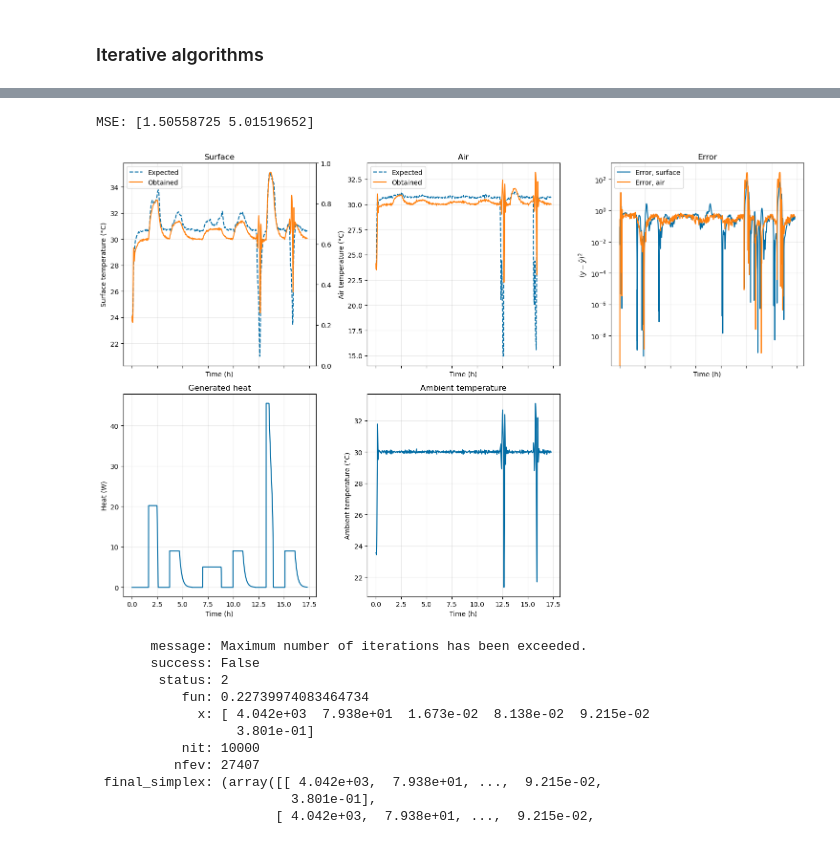
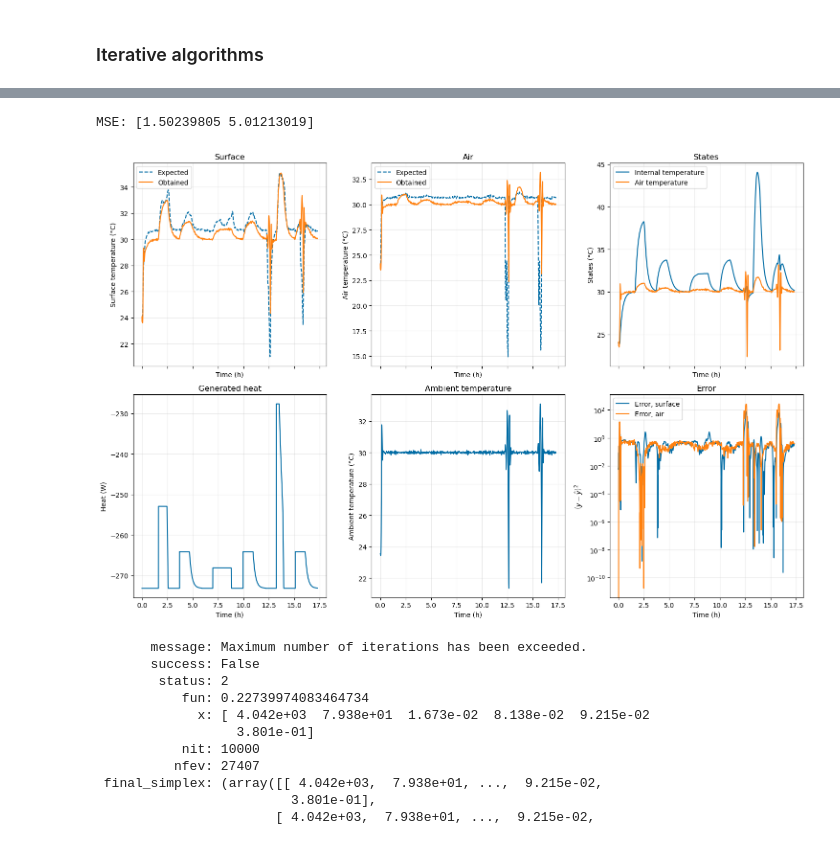
Before and after one commit to prognostics-lab/lion, a Jupyter notebook: data_raw/240209_temptest_C6B2.ipynb, the cells around one changed output, grey strips where cells are left out. Cells and saved outputs as stored; diff of their text form; code cells hidden in the pictures.

Commit message:
Made the model use Kelvin instead of Celsius

```diff
--- a/data_raw/240209_temptest_C6B2.ipynb
+++ b/data_raw/240209_temptest_C6B2.ipynb
@@ -234,8 +241,10 @@ def target_response_noisy(u, t, x0, params: TargetParams):
 
 def target_response(u, t, x0, params: TargetParams):
     sys = target_lti(params)
-    y = sys.output(u, t, x0)[1]
-    return y
+    out = sys.output(u, t, x0)
+    y = out[1]
+    x = out[2]
+    return y, x
 
 
 def target_response_noisy_nl(u, t, x0, params: TargetNLParams):
@@ -248,8 +257,10 @@ def target_response_noisy_nl(u, t, x0, params: TargetNLParams):
 
 def target_response_nl(u, t, x0, params: TargetNLParams):
     sys = target_lti(params)
-    y = sys.output(u, t, x0)[1] + params.k
-    return y
+    out = sys.output(u, t, x0)
+    y = out[1] + params.k
+    x = out[2]
+    return y, x
 
 
 def generate_l1_error(expected, u, t, x0):
@@ -286,17 +297,17 @@ def generate_l2_error_nl(expected, u, t, x0):
 
 def generate_evaluation(expected, u, t, x0):
     def _generate_system(params: TargetParams) -> float:
-        y = target_response(u, t, x0, params)
+        y, x = target_response(u, t, x0, params)
         error = expected - y
-        return expected, y, error
+        return expected, y, error, x
     return _generate_system
 
 
 def generate_evaluation_nl(expected, u, t, x0):
     def _generate_system(params: TargetNLParams) -> float:
-        y = target_response_nl(u, t, x0, params)
+        y, x = target_response_nl(u, t, x0, params)
         error = expected - y
-        return expected, y, error
+        return expected, y, error, x
     return _generate_system
 # %%
 # _INITIAL_GUESS = np.array([100, 100, 1, 1, 1])
@@ -375,58 +386,66 @@ Continous poles: [-0.00105392 -0.55056075]
 # %%
 evaluate = generate_evaluation(y_eval, u_eval, t_eval, x0_eval)
-expected, obtained, error = evaluate(TargetParams(*params.x))
-# expected, obtained, error = evaluate(TargetParams(*BEST_PARAMS))
+expected, obtained, error, x = evaluate(TargetParams(*params.x))
+expected = expected - CELSIUS_TO_KELVIN
+obtained = obtained - CELSIUS_TO_KELVIN
+x = x - CELSIUS_TO_KELVIN
+# expected, obtained, error, x = evaluate(TargetParams(*BEST_PARAMS))
 error_square = error ** 2
 mse = np.diag(error.conjugate().T @ error) / len(error)
 print(f"MSE: {mse}")
 
 fig, ((ax1, ax2, ax3), (ax4, ax5, ax6)) = plt.subplots(2, 3, figsize=(15, 10), sharex=True)
 
-ax1_2 = ax1.twinx()
 ax1.plot(t_eval / 3600, expected[:, 0], label="Expected", linestyle="--")
 ax1.plot(t_eval / 3600, obtained[:, 0], label="Obtained")
 ax2.plot(t_eval / 3600, expected[:, 1], label="Expected", linestyle="--")
 ax2.plot(t_eval / 3600, obtained[:, 1], label="Obtained")
-ax3.plot(t_eval / 3600, error_square[:, 0], label="Error, surface")
-ax3.plot(t_eval / 3600, error_square[:, 1], label="Error, air")
+ax3.plot(t_eval / 3600, x[:, 0], label="Internal temperature")
+ax3.plot(t_eval / 3600, x[:, 1], label="Air temperature")
 
-ax4.plot(t_eval / 3600, u_eval[:, 1], label="Generated heat")
-ax5.plot(t_eval / 3600, u_eval[:, 0], label="Ambient temperature")
-ax6.remove()
+ax4.plot(t_eval / 3600, u_eval[:, 1] - CELSIUS_TO_KELVIN, label="Generated heat")
+ax5.plot(t_eval / 3600, u_eval[:, 0] - CELSIUS_TO_KELVIN, label="Ambient temperature")
+ax6.plot(t_eval / 3600, error_square[:, 0], label="Error, surface")
+ax6.plot(t_eval / 3600, error_square[:, 1], label="Error, air")
 
 ax1.set_xlabel("Time (h)")
 ax1.set_ylabel("Surface temperature (°C)")
 ax2.set_xlabel("Time (h)")
 ax2.set_ylabel("Air temperature (°C)")
 ax3.set_xlabel("Time (h)")
-ax3.set_ylabel("$\\left(y - \\hat y\\right)^2$")
+ax3.set_ylabel("States (°C)")
 ax4.set_xlabel("Time (h)")
 ax4.set_ylabel("Heat (W)")
 ax5.set_xlabel("Time (h)")
 ax5.set_ylabel("Ambient temperature (°C)")
+ax6.set_xlabel("Time (h)")
+ax6.set_ylabel("$\\left(y - \\hat y\\right)^2$")
 
 ax1.set_title("Surface")
 ax2.set_title("Air")
-ax3.set_title("Error")
+ax3.set_title("States")
+ax6.set_title("Error")
 ax4.set_title("Generated heat")
 ax5.set_title("Ambient temperature")
 
 ax1.legend()
 ax2.legend()
 ax3.legend()
+ax6.legend()
 ax1.grid(alpha=0.25)
 ax2.grid(alpha=0.25)
 ax3.grid(alpha=0.25)
 ax4.grid(alpha=0.25)
 ax5.grid(alpha=0.25)
+ax6.grid(alpha=0.25)
 
-ax3.set_yscale("log")
+ax6.set_yscale("log")
 
 fig.tight_layout()
 plt.show()
 # %% [output]
-MSE: [1.50558725 5.01519652]
+MSE: [1.50239805 5.01213019]
-[figure, old version]
+[figure, new version]
 # %%
 # _INITIAL_GUESS = np.array([100, 100, 1, 1, 1])
 _INITIAL_GUESS = np.array([*BEST_NL_PARAMS])
```
Also changed, not shown: parts of 8 cells of this notebook.
